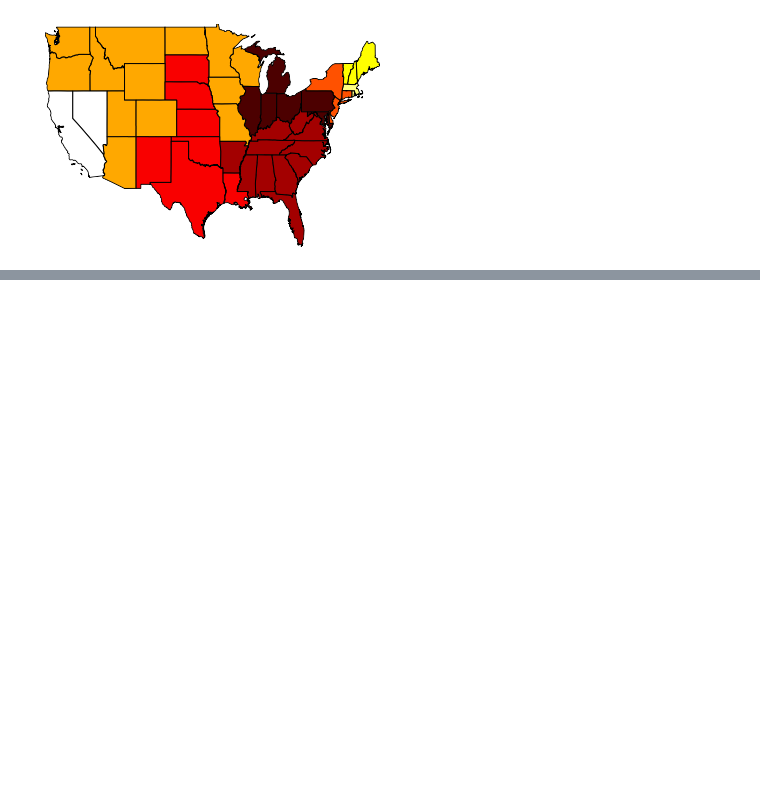
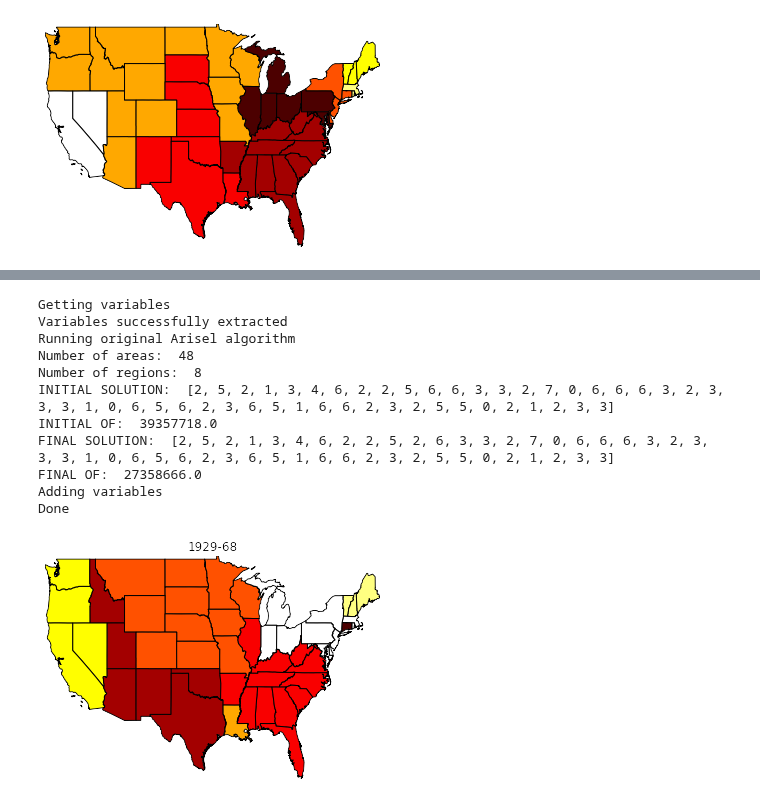
Before and after one commit to pysal/pysal, a Jupyter notebook: pysal/contrib/clusterpy.ipynb, the cells around one changed output, grey strips where cells are left out. Cells and saved outputs as stored; diff of their text form; code cells hidden in the pictures; blank space fills up the shorter version.

```diff
--- a/pysal/contrib/clusterpy.ipynb
+++ b/pysal/contrib/clusterpy.ipynb
@@ -751,3 +751,7 @@ regions = np.array(regions)
 maps.plot_choropleth(shp, regions[reorder], 'unique_values')
 # %% [output]
 [figure]
+# %%
+names = ["Y_%d"%i for i in range(1929, 2010)]
+#usy.cluster('arisel', ['Y_1929'], 8, wType='queen', inits=10, dissolve=0)
+usy.cluster('arisel', names, 8, wType='queen', inits=10, dissolve=0)
@@ -753,0 +780,18 @@ maps.plot_choropleth(shp, regions[reorder], 'unique_values')
+# %%
+usy.cluster('arisel', names[:40], 8, wType='queen', inits=10, dissolve=0)
+regions = usy.region2areas
+regions = np.array(regions)
+maps.plot_choropleth(shp, regions[reorder], 'unique_values', title='1929-68')
+# %% [output]
+Getting variables
+Variables successfully extracted
+Running original Arisel algorithm
+Number of areas:  48
+Number of regions:  8
+INITIAL SOLUTION:  [2, 5, 2, 1, 3, 4, 6, 2, 2, 5, 6, 6, 3, 3, 2, 7, 0, 6, 6, 6, 3, 2, 3, 3, 3, 1, 0, 6, 5, 6, 2, 3, 6, 5, 1, 6, 6, 2, 3, 2, 5, 5, 0, 2, 1, 2, 3, 3]
+INITIAL OF:  39357718.0
+FINAL SOLUTION:  [2, 5, 2, 1, 3, 4, 6, 2, 2, 5, 2, 6, 3, 3, 2, 7, 0, 6, 6, 6, 3, 2, 3, 3, 3, 1, 0, 6, 5, 6, 2, 3, 6, 5, 1, 6, 6, 2, 3, 2, 5, 5, 0, 2, 1, 2, 3, 3]
+FINAL OF:  27358666.0
+Adding variables
+Done
+[figure, added]
```
Also changed, not shown: parts of 4 cells of this notebook.
